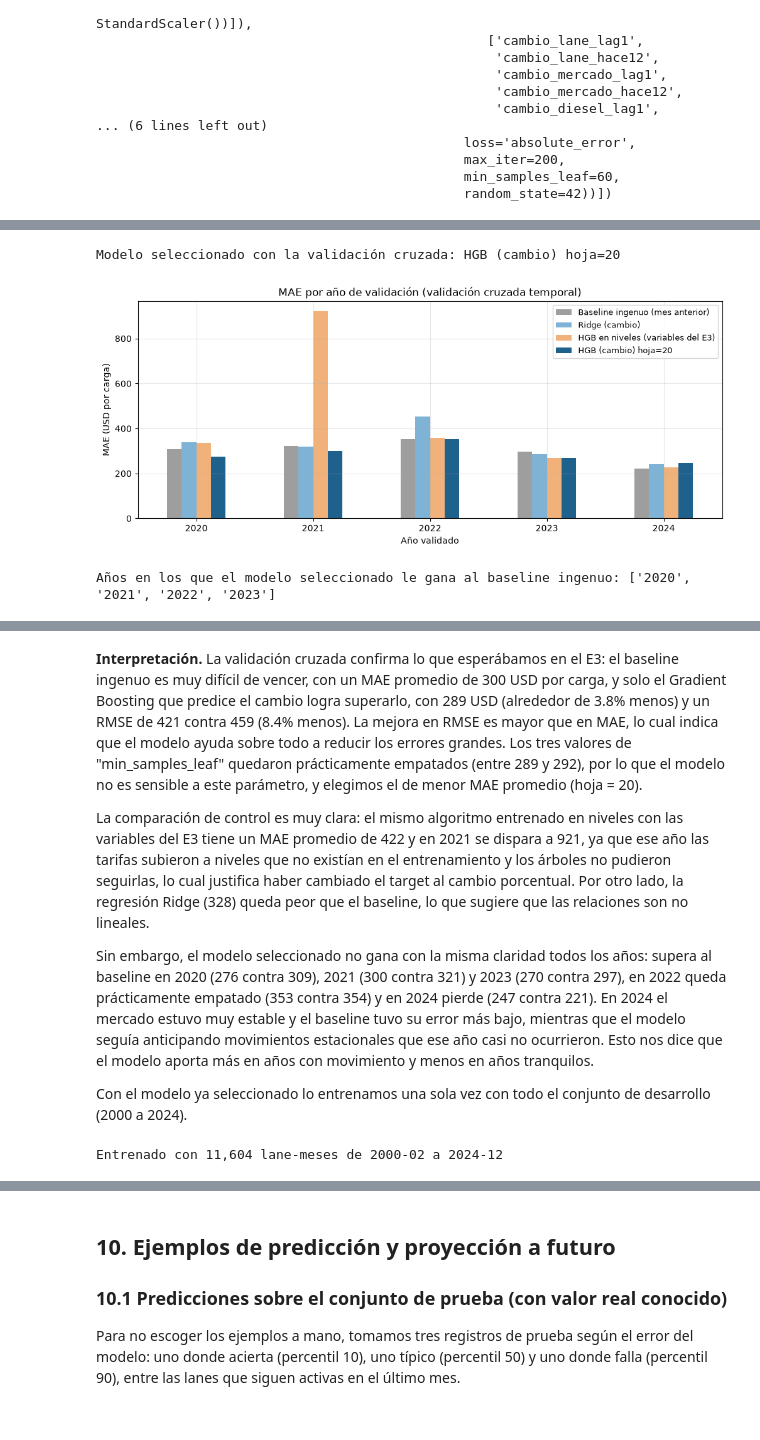
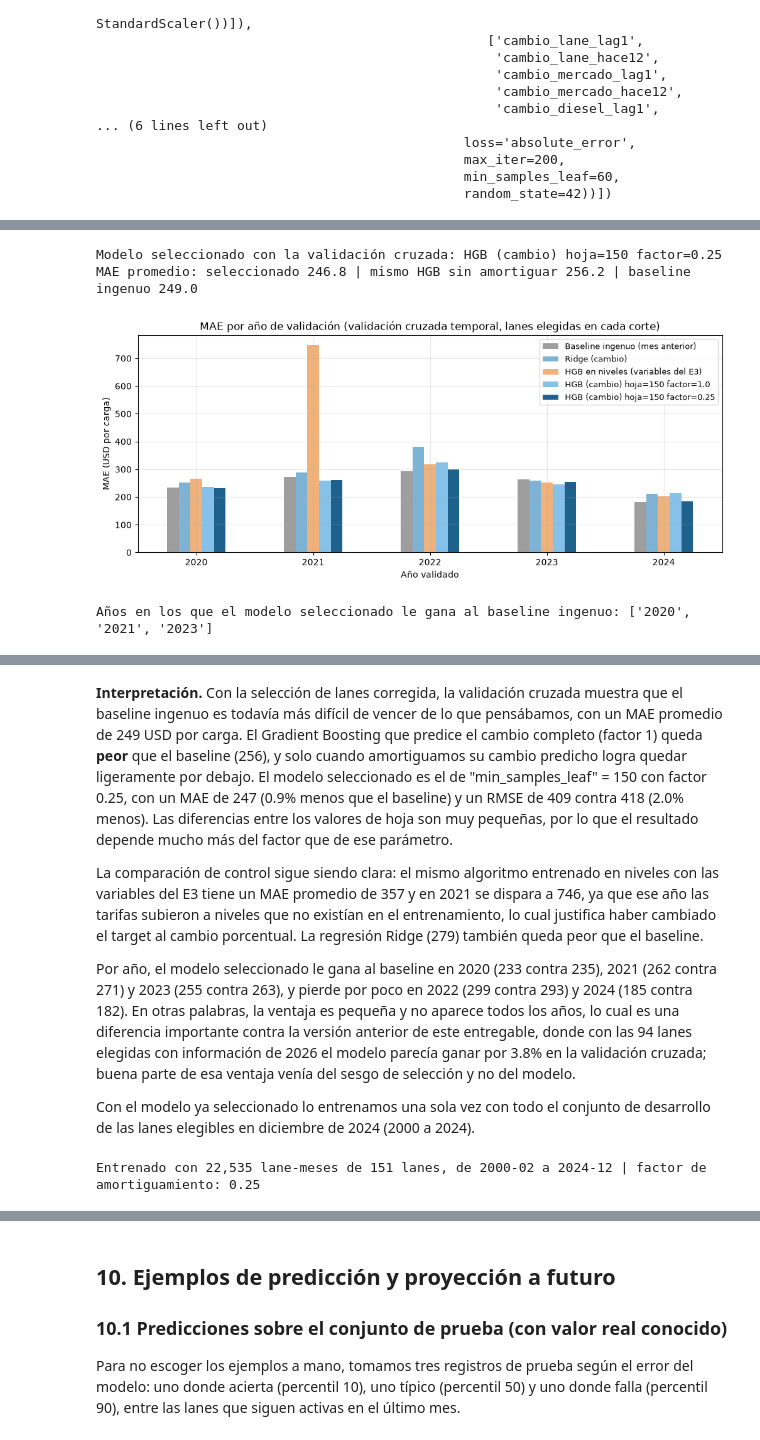
Before and after one commit to jmartinezvogel/reefer-spot-rate-forecasting, a Jupyter notebook: ML_Modelo_Equipo1.ipynb, the cells around one changed output, grey strips where cells are left out. Drawn from its saved outputs; the diff is of its cells as text; code cells hidden in the pictures.

```diff
--- a/ML_Modelo_Equipo1.ipynb
+++ b/ML_Modelo_Equipo1.ipynb
@@ -93,9 +148,8 @@ Usamos el archivo "lanes_modelo.csv", que tiene las 94 lanes activas con al meno
 # %%
-CARPETA_PROC = "data/processed"
-ARCHIVO_DIESEL = "data/raw/eia_diesel_semanal_raw.xls"
-
-base = pd.read_csv(f"{CARPETA_PROC}/lanes_modelo.csv")
+# Panel mensual del E3 con TODAS las lanes (792); la selección de lanes ahora se hace en cada corte (sección 3.3)
+base = pd.read_csv(f"{CARPETA_PROC}/lanes_mensual.csv")
 base["mes"] = pd.PeriodIndex(base["mes"], freq="M")
+print("Huella de lanes_mensual.csv:", huella(f"{CARPETA_PROC}/lanes_mensual.csv")[:16], "...")
 
 # Nos quedamos con las columnas originales; los rezagos los volvemos a construir aquí
 base = base[["origin", "destination", "lane", "mes", "tarifa", "disponibilidad", "distancia"]]
@@ -299,16 +398,16 @@ La predicción final en USD se obtiene como la tarifa del mes anterior multiplic
 # %%
-def crear_preprocesamiento():
+def crear_preprocesamiento(columnas):
     # Se ajusta dentro del pipeline, así la mediana y el escalamiento salen solo del entrenamiento de cada fold
     numericas = Pipeline([
         ("imputar", SimpleImputer(strategy="median", add_indicator=True)),
         ("escalar", StandardScaler()),
     ])
-    return ColumnTransformer([("num", numericas, ENTRADAS)])
+    return ColumnTransformer([("num", numericas, columnas)])
 
 
 def crear_modelo_hgb(min_samples_leaf=60):
     return Pipeline([
-        ("prep", crear_preprocesamiento()),
+        ("prep", crear_preprocesamiento(ENTRADAS)),
         ("modelo", HistGradientBoostingRegressor(
             loss="absolute_error",      # optimiza el error absoluto, igual que la métrica principal (MAE)
             learning_rate=0.05,         # cada árbol corrige solo una parte del error, para no sobreajustar
@@ -322,12 +421,13 @@ def crear_modelo_hgb(min_samples_leaf=60):
 
 
 def crear_modelo_ridge():
-    return Pipeline([("prep", crear_preprocesamiento()), ("modelo", Ridge(alpha=1.0))])
+    return Pipeline([("prep", crear_preprocesamiento(ENTRADAS)), ("modelo", Ridge(alpha=1.0))])
 
 
-def a_tarifa(tabla, cambio_predicho):
-    # El modelo predice el cambio; la tarifa se reconstruye a partir de la tarifa del mes anterior
-    return tabla["tarifa_lag1"].to_numpy() * np.exp(cambio_predicho)
+def a_tarifa(tabla, cambio_predicho, factor=1.0):
+    # El modelo predice el cambio; la tarifa se reconstruye a partir de la tarifa del mes anterior.
+    # factor < 1 amortigua el cambio predicho hacia el baseline ingenuo (factor = 0 es exactamente el baseline)
+    return tabla["tarifa_lag1"].to_numpy() * np.exp(factor * cambio_predicho)
 
 
 crear_modelo_hgb()
@@ -355,8 +455,6 @@ ENTRADAS_E3 = ["tarifa_lag1", "tarifa_lag12", "disponibilidad_lag1", "distancia"
 
 
 def crear_modelo_niveles():
-    prep = ColumnTransformer([("num", Pipeline([("imputar", SimpleImputer(strategy="median", add_indicator=True)),
-                                                ("escalar", StandardScaler())]), ENTRADAS_E3)])
-    return Pipeline([("prep", prep), ("modelo", HistGradientBoostingRegressor(
+    return Pipeline([("prep", crear_preprocesamiento(ENTRADAS_E3)), ("modelo", HistGradientBoostingRegressor(
         loss="absolute_error", learning_rate=0.05, max_iter=200, min_samples_leaf=60,
         early_stopping=False, random_state=SEMILLA))])
@@ -423,23 +526,29 @@ tabla_cv
-# %%
-candidatos_hgb = [n for n in CANDIDATOS if n.startswith("HGB (cambio)")]
-mejor = tabla_cv.loc[candidatos_hgb, ("MAE", "mean")].idxmin()
-MEJOR_HOJA = int(mejor.split("=")[1])
-print("Modelo seleccionado con la validación cruzada:", mejor)
-# %% [output]
-Modelo seleccionado con la validación cruzada: HGB (cambio) hoja=20
+# %%
+candidatos_hgb = [nombre_hgb(h, f) for h in HOJAS for f in FACTORES]
+mejor = tabla_cv.loc[candidatos_hgb, ("MAE", "mean")].idxmin()
+MEJOR_HOJA = int(mejor.split("hoja=")[1].split()[0])
+MEJOR_FACTOR = float(mejor.split("factor=")[1])
+sin_amortiguar = nombre_hgb(MEJOR_HOJA, 1.0)
+mae_ingenuo_cv = tabla_cv.loc["Baseline ingenuo (mes anterior)", ("MAE", "mean")]
+print("Modelo seleccionado con la validación cruzada:", mejor)
+print(f"MAE promedio: seleccionado {tabla_cv.loc[mejor, ('MAE', 'mean')]:.1f} | mismo HGB sin amortiguar "
+      f"{tabla_cv.loc[sin_amortiguar, ('MAE', 'mean')]:.1f} | baseline ingenuo {mae_ingenuo_cv:.1f}")
+# %% [output]
+Modelo seleccionado con la validación cruzada: HGB (cambio) hoja=150 factor=0.25
+MAE promedio: seleccionado 246.8 | mismo HGB sin amortiguar 256.2 | baseline ingenuo 249.0
 # %%
 por_fold = resultados_cv.pivot(index="anio_validado", columns="modelo", values="MAE")
-mostrar = ["Baseline ingenuo (mes anterior)", "Ridge (cambio)", "HGB en niveles (variables del E3)", mejor]
-por_fold[mostrar].plot.bar(figsize=(12, 4.5), color=["#9e9e9e", "#7fb3d5", "#f0b27a", "#1f618d"], rot=0)
-plt.title("MAE por año de validación (validación cruzada temporal)")
+mostrar = ["Baseline ingenuo (mes anterior)", "Ridge (cambio)", "HGB en niveles (variables del E3)", sin_amortiguar, mejor]
+por_fold[mostrar].plot.bar(figsize=(12, 4.5), color=["#9e9e9e", "#7fb3d5", "#f0b27a", "#85c1e9", "#1f618d"], rot=0)
+plt.title("MAE por año de validación (validación cruzada temporal, lanes elegidas en cada corte)")
 plt.ylabel("MAE (USD por carga)")
 plt.xlabel("Año validado")
 plt.legend(fontsize=9)
 plt.show()
 
 ganador_fold = por_fold[mejor] < por_fold["Baseline ingenuo (mes anterior)"]
 print("Años en los que el modelo seleccionado le gana al baseline ingenuo:", list(por_fold.index[ganador_fold]))
 por_fold[mostrar].round(0)
 # %% [output]
-[figure, old version]
+[figure, new version]
-Años en los que el modelo seleccionado le gana al baseline ingenuo: ['2020', '2021', '2022', '2023']
+Años en los que el modelo seleccionado le gana al baseline ingenuo: ['2020', '2021', '2023']
@@ -453,17 +562,18 @@ Años en los que el modelo seleccionado le gana al baseline ingenuo: ['2020', '2
 # %% [markdown]
-**Interpretación.** La validación cruzada confirma lo que esperábamos en el E3: el baseline ingenuo es muy difícil de vencer, con un MAE promedio de 300 USD por carga, y solo el Gradient Boosting que predice el cambio logra superarlo, con 289 USD (alrededor de 3.8% menos) y un RMSE de 421 contra 459 (8.4% menos). La mejora en RMSE es mayor que en MAE, lo cual indica que el modelo ayuda sobre todo a reducir los errores grandes. Los tres valores de "min_samples_leaf" quedaron prácticamente empatados (entre 289 y 292), por lo que el modelo no es sensible a este parámetro, y elegimos el de menor MAE promedio (hoja = 20).
+**Interpretación.** Con la selección de lanes corregida, la validación cruzada muestra que el baseline ingenuo es todavía más difícil de vencer de lo que pensábamos, con un MAE promedio de 249 USD por carga. El Gradient Boosting que predice el cambio completo (factor 1) queda **peor** que el baseline (256), y solo cuando amortiguamos su cambio predicho logra quedar ligeramente por debajo. El modelo seleccionado es el de "min_samples_leaf" = 150 con factor 0.25, con un MAE de 247 (0.9% menos que el baseline) y un RMSE de 409 contra 418 (2.0% menos). Las diferencias entre los valores de hoja son muy pequeñas, por lo que el resultado depende mucho más del factor que de ese parámetro.
 
-La comparación de control es muy clara: el mismo algoritmo entrenado en niveles con las variables del E3 tiene un MAE promedio de 422 y en 2021 se dispara a 921, ya que ese año las tarifas subieron a niveles que no existían en el entrenamiento y los árboles no pudieron seguirlas, lo cual justifica haber cambiado el target al cambio porcentual. Por otro lado, la regresión Ridge (328) queda peor que el baseline, lo que sugiere que las relaciones son no lineales.
+La comparación de control sigue siendo clara: el mismo algoritmo entrenado en niveles con las variables del E3 tiene un MAE promedio de 357 y en 2021 se dispara a 746, ya que ese año las tarifas subieron a niveles que no existían en el entrenamiento, lo cual justifica haber cambiado el target al cambio porcentual. La regresión Ridge (279) también queda peor que el baseline.
 
-Sin embargo, el modelo seleccionado no gana con la misma claridad todos los años: supera al baseline en 2020 (276 contra 309), 2021 (300 contra 321) y 2023 (270 contra 297), en 2022 queda prácticamente empatado (353 contra 354) y en 2024 pierde (247 contra 221). En 2024 el mercado estuvo muy estable y el baseline tuvo su error más bajo, mientras que el modelo seguía anticipando movimientos estacionales que ese año casi no ocurrieron. Esto nos dice que el modelo aporta más en años con movimiento y menos en años tranquilos.
+Por año, el modelo seleccionado le gana al baseline en 2020 (233 contra 235), 2021 (262 contra 271) y 2023 (255 contra 263), y pierde por poco en 2022 (299 contra 293) y 2024 (185 contra 182). En otras palabras, la ventaja es pequeña y no aparece todos los años, lo cual es una diferencia importante contra la versión anterior de este entregable, donde con las 94 lanes elegidas con información de 2026 el modelo parecía ganar por 3.8% en la validación cruzada; buena parte de esa ventaja venía del sesgo de selección y no del modelo.
 
-Con el modelo ya seleccionado lo entrenamos una sola vez con todo el conjunto de desarrollo (2000 a 2024).
+Con el modelo ya seleccionado lo entrenamos una sola vez con todo el conjunto de desarrollo de las lanes elegibles en diciembre de 2024 (2000 a 2024).
 # %%
 modelo_final = crear_modelo_hgb(MEJOR_HOJA)
 modelo_final.fit(desarrollo[ENTRADAS], desarrollo[TARGET])
-print(f"Entrenado con {len(desarrollo):,} lane-meses de {desarrollo['mes'].min()} a {desarrollo['mes'].max()}")
+print(f"Entrenado con {len(desarrollo):,} lane-meses de {desarrollo['lane'].nunique()} lanes, "
+      f"de {desarrollo['mes'].min()} a {desarrollo['mes'].max()} | factor de amortiguamiento: {MEJOR_FACTOR}")
 # %% [output]
-Entrenado con 11,604 lane-meses de 2000-02 a 2024-12
+Entrenado con 22,535 lane-meses de 151 lanes, de 2000-02 a 2024-12 | factor de amortiguamiento: 0.25
 # %% [markdown]
 ## 8. Evaluación final en el conjunto de prueba
 
```
Also changed, not shown: parts of 48 cells of this notebook, 4 other files.
